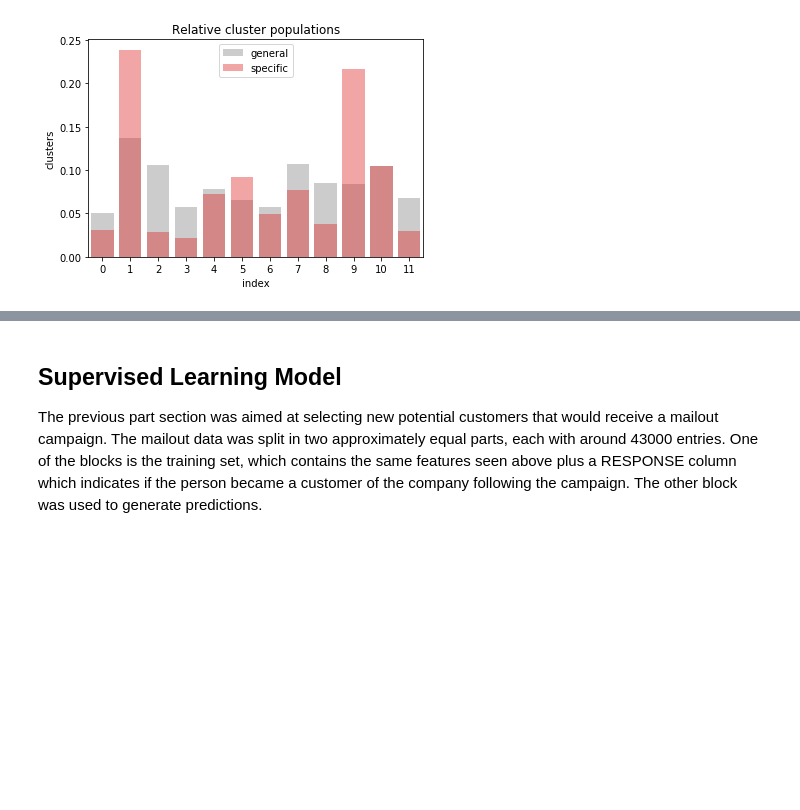
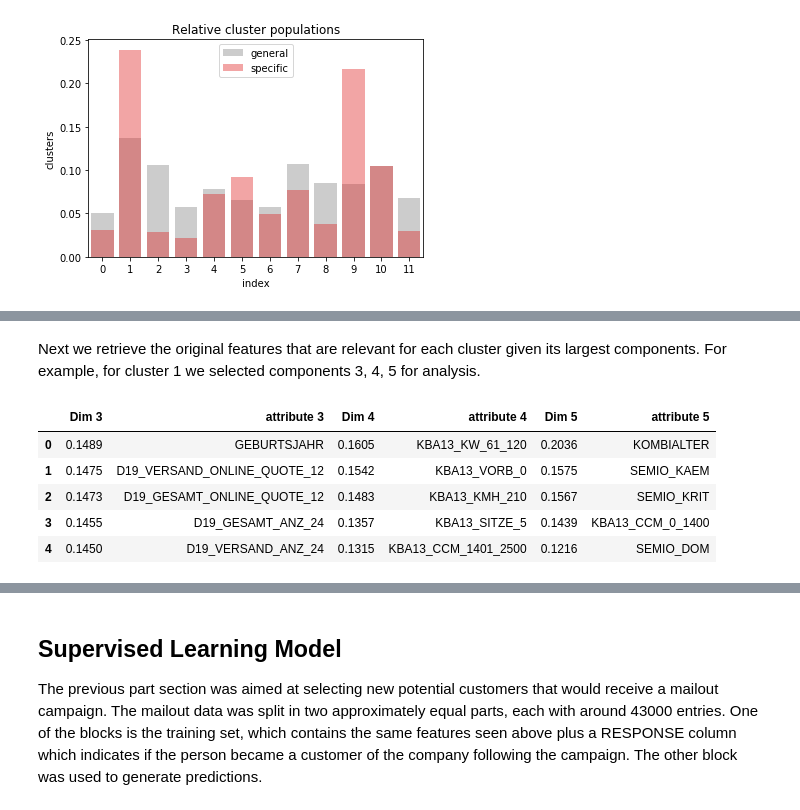
Before and after one commit to bvcmartins/dsnd_capstone, a Jupyter notebook: main.ipynb, the cells around one changed output, grey strips where cells are left out. Drawn from its saved outputs; the diff is of its cells as text; code cells hidden in the pictures; blank space fills up the shorter version.

```diff
--- a/main.ipynb
+++ b/main.ipynb
@@ -997,0 +1031,30 @@ At this point we could carry out a customer segmentation analysis similar to wha
+# %%
+def comp_analysis(comps, var_pca):
+    '''
+    Analyze attributes of PCA components for a k-means cluster.
+
+    INPUT: comps - list with components
+
+    OUTPUT: dataframe
+    '''
+    list_df = []
+    for i,x in enumerate(comps):
+        list_df.append(pd.DataFrame(var_pca.iloc[x,:].sort_values(axis=0, ascending=False)))
+        list_df[i]['attribute {}'.format(x)] = list_df[i].index
+        list_df[i].set_index(np.arange(var_pca.shape[1]), inplace=True)
+
+    return pd.concat([x for x in list_df],axis=1)
+# %% [markdown]
+Next we retrieve the original features that are relevant for each cluster given its largest components.
+For example, for cluster 1 we selected components 3, 4, 5 for analysis.
+# %%
+customer_profile_1 = comp_analysis([3,4,5], var_pca)
+# %%
+customer_profile_1.head()
+# %% [output]
+|  | Dim 3 | attribute 3 | Dim 4 | attribute 4 | Dim 5 | attribute 5 |
+| 0 | 0.1489 | GEBURTSJAHR | 0.1605 | KBA13_KW_61_120 | 0.2036 | KOMBIALTER |
+| 1 | 0.1475 | D19_VERSAND_ONLINE_QUOTE_12 | 0.1542 | KBA13_VORB_0 | 0.1575 | SEMIO_KAEM |
+| 2 | 0.1473 | D19_GESAMT_ONLINE_QUOTE_12 | 0.1483 | KBA13_KMH_210 | 0.1567 | SEMIO_KRIT |
+| 3 | 0.1455 | D19_GESAMT_ANZ_24 | 0.1357 | KBA13_SITZE_5 | 0.1439 | KBA13_CCM_0_1400 |
+| 4 | 0.1450 | D19_VERSAND_ANZ_24 | 0.1315 | KBA13_CCM_1401_2500 | 0.1216 | SEMIO_DOM |
```
Also changed, not shown: parts of 44 cells of this notebook, 2 other files.
